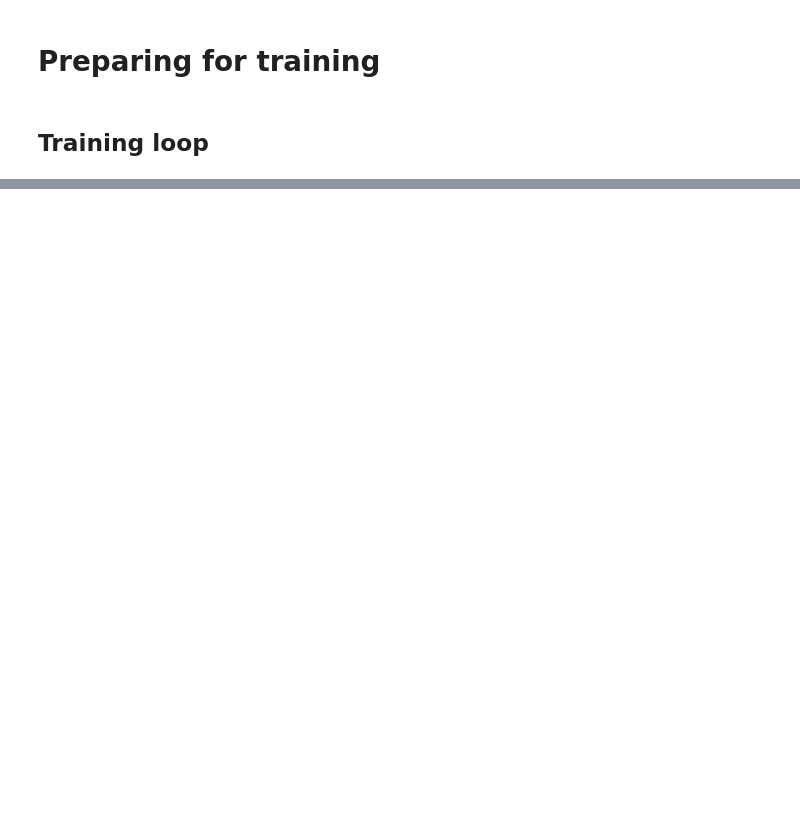
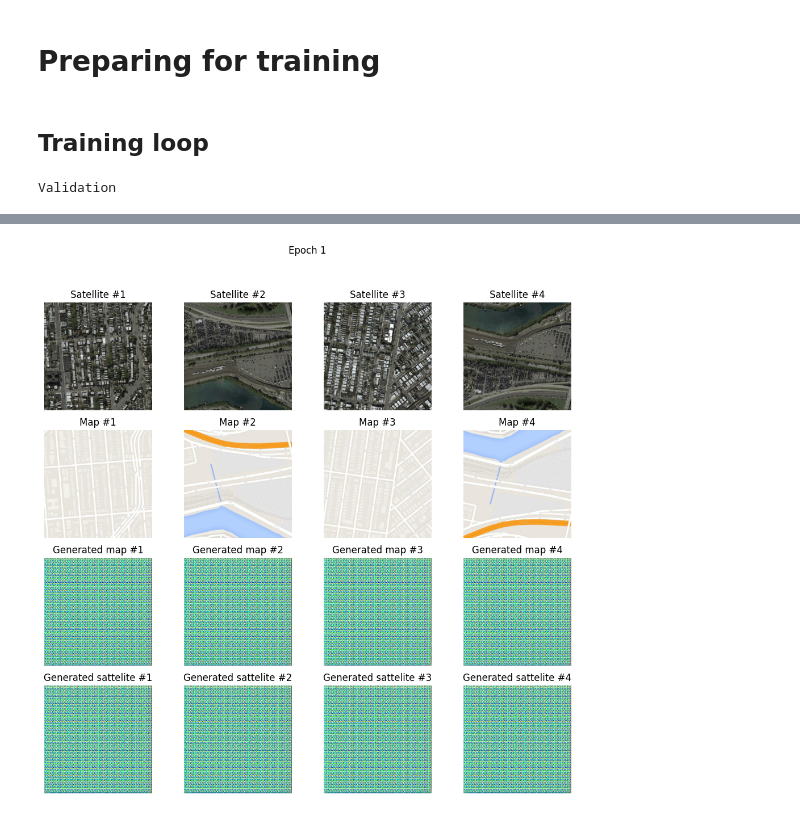
Before and after one commit to teaching-FEEC/dgm-2024.2, a Jupyter notebook: projetos/satellite2map/notebooks/2.1-vva-cgan_train.ipynb, the cells around one changed output, grey strips where cells are left out. Drawn from its saved outputs; the diff is of its cells as text; code cells hidden in the pictures; blank space fills up the shorter version.

```diff
--- a/projetos/satellite2map/notebooks/2.1-vva-cgan_train.ipynb
+++ b/projetos/satellite2map/notebooks/2.1-vva-cgan_train.ipynb
@@ -27,8 +27,8 @@ DEVICE = "cuda" if torch.cuda.is_available() else "cpu"
 @dataclass
 class hyperparameters:
     # training hyperparams
-    n_epochs: int = 100
-    batch_size: int = 32
+    n_epochs: int = 1
+    batch_size: int = 4
     lr: float = 2e-3
 
 hyperparams = hyperparameters()
@@ -99,9 +100,10 @@ generator2 = UnetGenerator().to(DEVICE)
 discriminator2 = ConditionalDiscriminator().to(DEVICE)
 
 # losses
-g_criterion = GeneratorLoss(alpha=1, use_l1=False)
-d_criterion = DiscriminatorLoss()
-cc_criterion = nn.L1Loss()
+g_criterion = GenCGANLoss()
+d_criterion = DiscCGANLoss()
+cc_criterion = CycleConsistencyLoss()
+id_criterion = IdentityLoss()
 
 # optimizers
 g1_optimizer = torch.optim.Adam(generator1.parameters(), lr=hyperparams.lr, betas=(0.5, 0.999))
@@ -118,6 +120,8 @@ dX_loss_<train|val> - discriminator X EPOCH loss
 gX_loss - generator X BATCH loss
 dX_loss - discriminator X BATCH loss
 """
+
+models_dir = '/home/lucas/p/python/data-science/machine-learning/final_project_ia376/projetos/satellite2map/satellite2map/models/checkpoints'
 
 for epoch in range(hyperparams.n_epochs):
     g1_loss_train=0.
@@ -163,9 +167,9 @@ for epoch in range(hyperparams.n_epochs):
         with torch.autocast(device_type=DEVICE):
             # Generator's loss
             fake_pred1 = discriminator1(map_fake, sat_real)
-            g1_loss = g_criterion(map_fake, map_real, fake_pred1)
             fake_pred2 = discriminator2(sat_fake, map_real)
-            g2_loss = g_criterion(sat_fake, sat_real, fake_pred2)
+            g1_loss = g_criterion(fake_pred1)
+            g2_loss = g_criterion(fake_pred2)
 
             # Cycle loss
             sat_reconstructed = generator2(map_fake)
@@ -173,8 +177,14 @@ for epoch in range(hyperparams.n_epochs):
             cycle1_loss = cc_criterion(sat_real, sat_reconstructed)
             cycle2_loss = cc_criterion(map_real, map_reconstructed)
 
+            # Identity loss (G_A2B should output B if real B is fed)
+            same_map = generator1(map_real)
+            same_sat = generator2(sat_real)
+            identity1_loss = id_criterion(same_map, map_real)
+            identity2_loss = id_criterion(same_sat, sat_real)
+
             # Combined loss
-            g_loss = g1_loss + g2_loss + cycle1_loss + cycle2_loss
+            g_loss = g1_loss + g2_loss + identity1_loss + identity2_loss + cycle1_loss + cycle2_loss
 
         # Generator's params update
         g1_optimizer.zero_grad()
@@ -184,10 +194,10 @@ for epoch in range(hyperparams.n_epochs):
         g2_optimizer.step()
 
         # add batch loss to epoch loss
-        g1_loss_train += g_loss.item()
-        d1_loss_train += d_loss.item()
-        g2_loss_train += g_loss.item()
-        d2_loss_train += d_loss.item()
+        g1_loss_train += g1_loss.item()
+        d1_loss_train += d1_loss.item()
+        g2_loss_train += g2_loss.item()
+        d2_loss_train += d2_loss.item()
 
     # mean epoch losses
     g1_loss_train /= len(train_dataloader)
@@ -219,8 +229,8 @@ for epoch in range(hyperparams.n_epochs):
             sat_fake = generator2(map_real)
             fake_pred1 = discriminator1(map_fake, sat_real)
             fake_pred2 = discriminator2(sat_fake, map_real)
-            g1_loss = g_criterion(map_fake, map_real, fake_pred1)
-            g2_loss = g_criterion(sat_fake, sat_real, fake_pred2)
+            g1_loss = g_criterion(fake_pred1)
+            g2_loss = g_criterion(fake_pred2)
 
             # Discriminator`s loss
             real_pred1 = discriminator1(map_real, sat_real)
@@ -241,16 +251,16 @@ for epoch in range(hyperparams.n_epochs):
     d2_loss_val /= len(val_dataloader)
 
     # logging
-    # wandb.log({
-    #     "g1_train_loss": g1_loss_train,
-    #     "d1_train_loss": d1_loss_train,
-    #     "g2_train_loss": g2_loss_train,
-    #     "d2_train_loss": d2_loss_train,
-    #     "g1_val_loss":   g1_loss_val,
-    #     "d1_val_loss":   d1_loss_val,
-    #     "g2_val_loss":   g2_loss_val,
-    #     "d2_val_loss":   d2_loss_val,
-    #     })
+    wandb.log({
+        "g1_train_loss": g1_loss_train,
+        "d1_train_loss": d1_loss_train,
+        "g2_train_loss": g2_loss_train,
+        "d2_train_loss": d2_loss_train,
+        "g1_val_loss":   g1_loss_val,
+        "d1_val_loss":   d1_loss_val,
+        "g2_val_loss":   g2_loss_val,
+        "d2_val_loss":   d2_loss_val,
+        })
     print(f"[Epoch {epoch+1}/{hyperparams.n_epochs}]")
     print(f"Train: [G1 loss: {g1_loss_train}] [D1 loss: {d1_loss_train}] [G2 loss: {g2_loss_train}] [D2 loss: {d2_loss_train}] ETA: {tm}")
     print(f"Val: [G1 loss: {g1_loss_val}] [D1 loss: {d1_loss_val}] [G2 loss: {g2_loss_val}] [D2 loss: {d2_loss_val}]")
@@ -264,36 +274,37 @@ for epoch in range(hyperparams.n_epochs):
         'd1_weights': discriminator1.state_dict(),
         'g2_weights': generator2.state_dict(),
         'd2_weights': discriminator2.state_dict()},
-        f'../models/cyclegan/checkpoints/checkpoint_{epoch}.pth')
+        f'../models/cyclegan/checkpoints/models_{epoch}.pth')
 
     # visualizing the results
     fig = plt.figure(figsize=(10, 10))
-    random_batch = val_dataloader[torch.randint(0, len(val_dataloader), 4)]
+    # random_batch = val_dataset[torch.randint(0, len(val_dataloader), (4,))]
+    indexes = torch.randint(0, len(val_dataset), (4,))
+    random_batch = [val_dataset[i] for i in indexes]
     for i, (sat, map) in enumerate(random_batch):
         i = i + 1
         gen_map = generator1(sat.unsqueeze(0).to(DEVICE)).squeeze(0).cpu()
         gen_sat = generator2(map.unsqueeze(0).to(DEVICE)).squeeze(0).cpu()
 
-        ax = fig.add_subplot(3, 4, i)
+        ax = fig.add_subplot(4, 4, i)
         ax.set_title('Satellite #{}'.format(i))
         ax.axis('off')
         sat = sat * 0.5 + 0.5
         plt.imshow(sat.permute((1, 2, 0)).numpy())
 
-        ax = fig.add_subplot(3, 4, i+4)
+        ax = fig.add_subplot(4, 4, i+4)
         ax.set_title('Map #{}'.format(i))
         ax.axis('off')
-        print(f'maps: {map.max()}, {map.min()}')
         map = map * 0.5 + 0.5
         plt.imshow(map.permute((1, 2, 0)).numpy())
 
-        ax = fig.add_subplot(3, 4, i+8)
+        ax = fig.add_subplot(4, 4, i+8)
         ax.set_title('Generated map #{}'.format(i))
         ax.axis('off')
         gen_map = gen_map * 0.5 + 0.5
         plt.imshow(gen_map.permute((1, 2, 0)).cpu().detach().numpy())
 
-        ax = fig.add_subplot(3, 4, i+8)
+        ax = fig.add_subplot(4, 4, i+12)
         ax.set_title('Generated sattelite #{}'.format(i))
         ax.axis('off')
         gen_sat = gen_sat * 0.5 + 0.5
@@ -305,3 +316,5 @@ for epoch in range(hyperparams.n_epochs):
             fig.subplots_adjust(top=0.88)
             plt.show()
             break
+# %% [output]
+Validation
@@ -307,0 +324 @@ for epoch in range(hyperparams.n_epochs):
+[figure, added]
```
Also changed, not shown: parts of 4 cells of this notebook, 5 other files.
